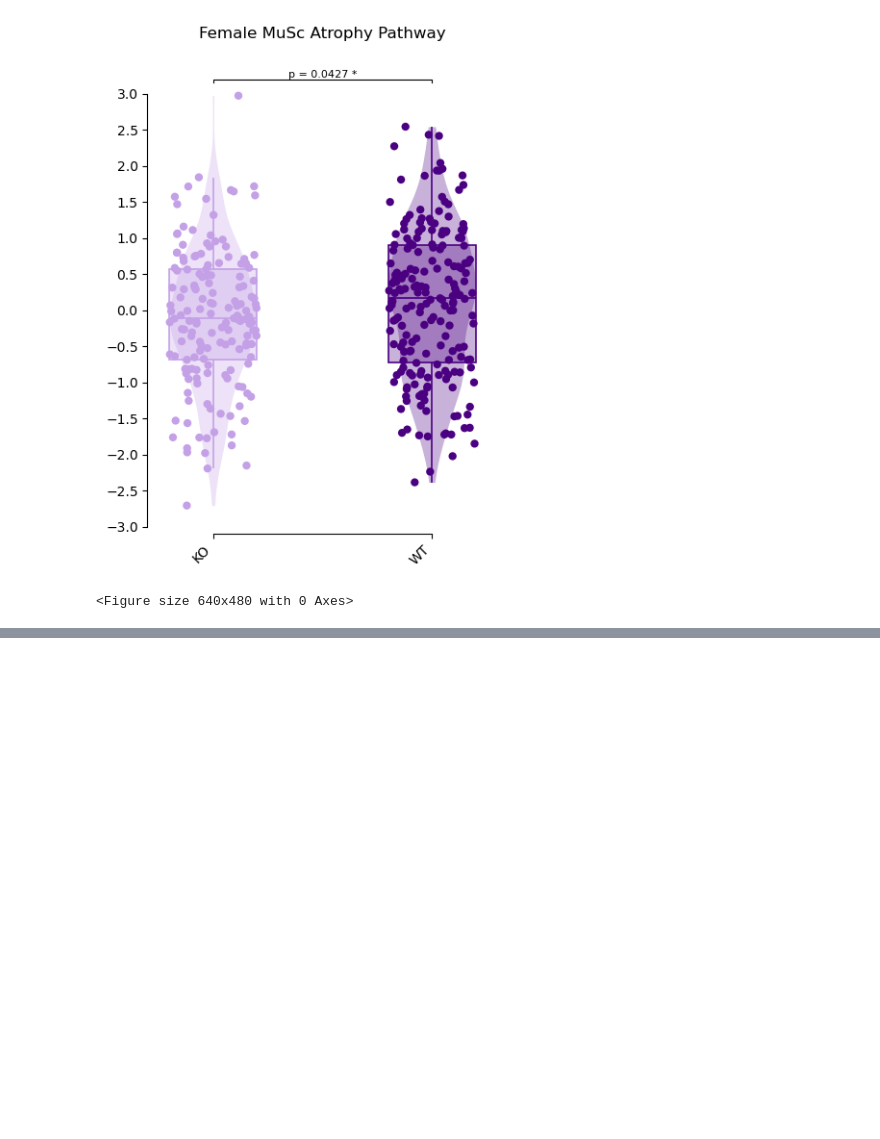
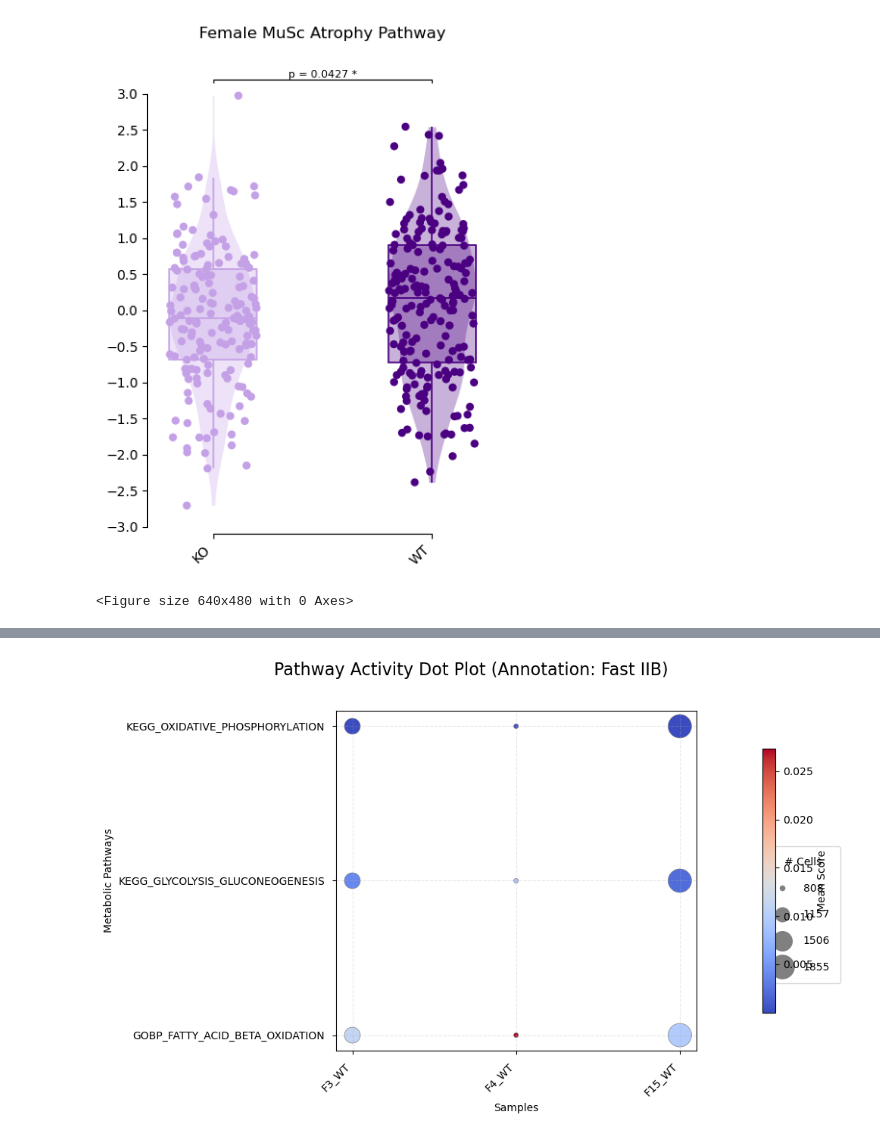
Before and after one commit to akanksha-sachan/TA_muscle_ageing, a Jupyter notebook: py_scripts/geneset_analysis/group_level_analysis.ipynb, the cells around one changed output, grey strips where cells are left out. Drawn from its saved outputs; the diff is of its cells as text; code cells hidden in the pictures; blank space fills up the shorter version.

```diff
--- a/py_scripts/geneset_analysis/group_level_analysis.ipynb
+++ b/py_scripts/geneset_analysis/group_level_analysis.ipynb
@@ -144,0 +495,12 @@ Passing `palette` without assigning `hue` is deprecated and will be removed in v
+# %%
+plot_pathway_dotplot(
+    cell_level_scores_df,
+    score_cols=['GOBP_FATTY_ACID_BETA_OXIDATION', 'KEGG_GLYCOLYSIS_GLUCONEOGENESIS', 'KEGG_OXIDATIVE_PHOSPHORYLATION'],
+    sample_col='sample_id',
+    sample_order=['F3_WT', 'F4_WT', 'F15_WT'],
+    annotation_col='C_scANVI',
+    target_annotation='Fast IIB',
+    ylabel="Metabolic Pathways"
+)
+# %% [output]
+[figure, added]
```
Also changed, not shown: parts of 15 cells of this notebook, 5 other files.
